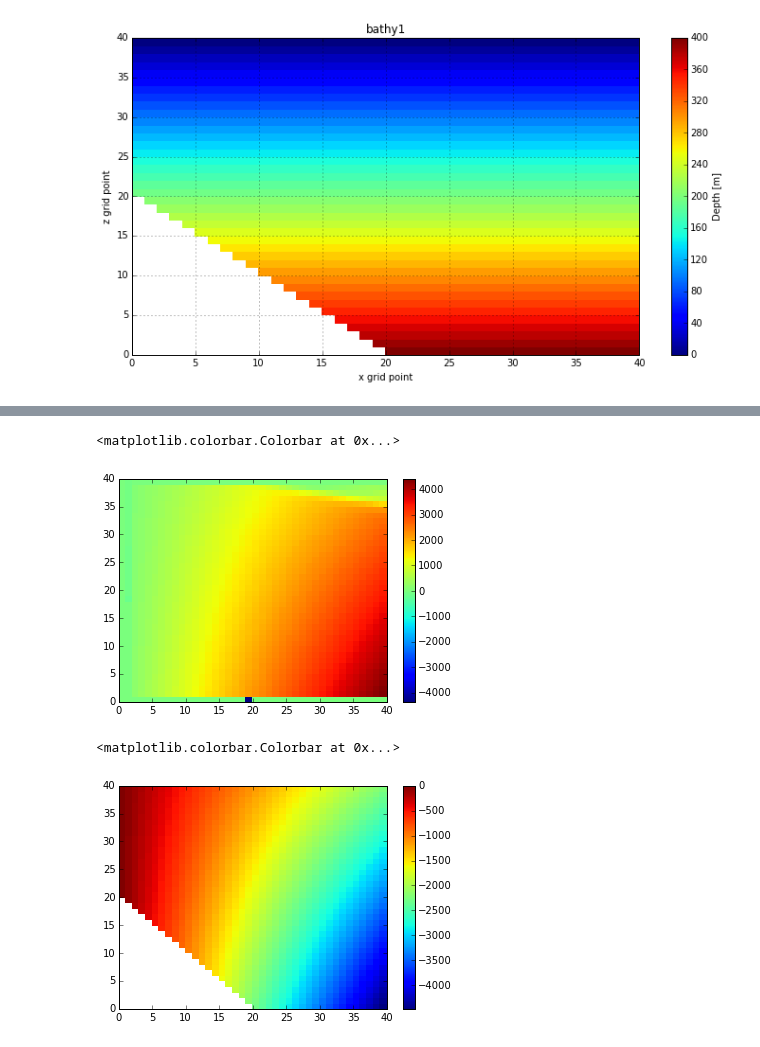
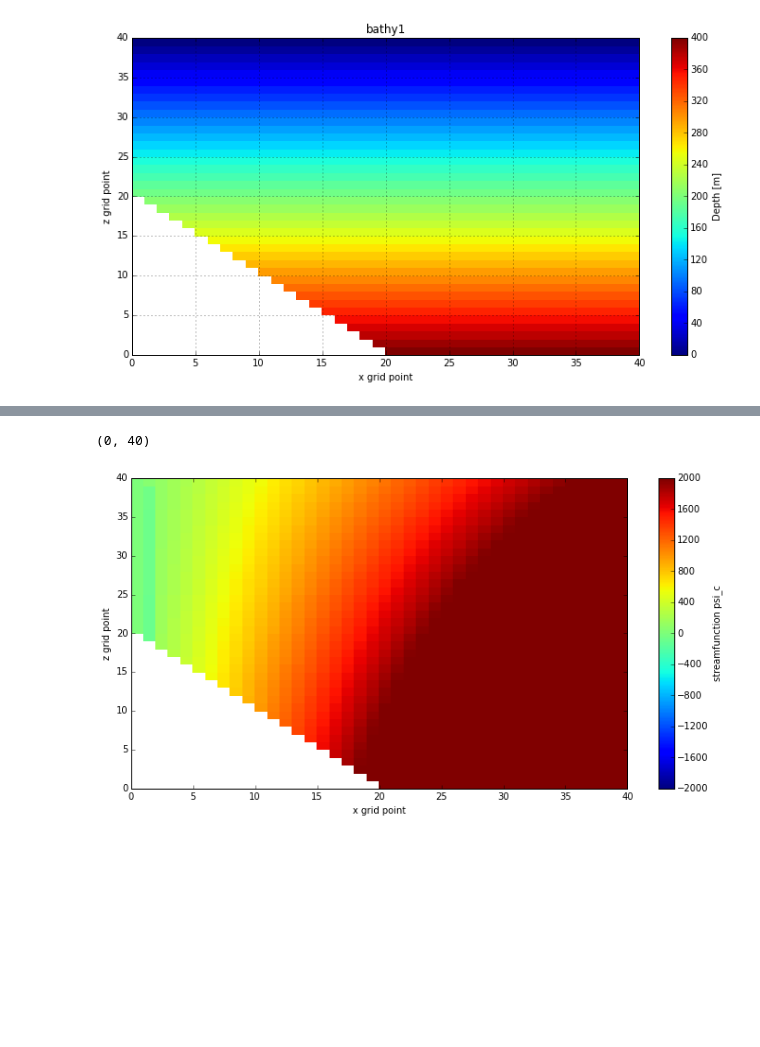
Before and after one commit to jieliu920608/Lab7Assignment, a Jupyter notebook: Project.ipynb, the cells around one changed output, grey strips where cells are left out. Cells and saved outputs as stored; diff of their text form; code cells hidden in the pictures; blank space fills up the shorter version.

```diff
--- a/Project.ipynb
+++ b/Project.ipynb
@@ -22,7 +22,7 @@ dx = L/(ngrid-1)
 dz = b0/(ngrid-1)
 omega =2*np.pi/(12.25*3600) ##frequency of the initial M2 barotropic tidal currents
 k = - omega/np.sqrt(g*b0)## wavenumber in x dimension
-N2 = 1e-3
+N2 = 1e-4
 # %%
 ##read in n2
 #n2_file = np.loadtxt("n2winter.txt")
@@ -174,7 +175,16 @@ plt.colorbar()
-# %%
-plt.pcolormesh(psi)
-plt.colorbar()
-# %% [output]
-<matplotlib.colorbar.Colorbar at 0x...>
-[figure, removed]
+# %%
+mask = Hm.mask
+psi = np.ma.array(psi,mask =mask)
+# %%
+fig, ax =plt.subplots(1,1,figsize = (12,6))
+plot=ax.pcolormesh(psi,linewidth=0,rasterized=True,cmap = 'jet',vmin=-2000, vmax=2000)
+cbar= plt.colorbar(plot)
+cbar.set_label('streamfunction psi_c')
+ax.set_xlim(0,40)
+ax.set_xlabel('x grid point')
+ax.set_ylabel('z grid point')
+ax.set_ylim(0,40)
+# %% [output]
+(0, 40)
+[figure, added]
 # %%
@@ -181,9 +192,2 @@ plt.colorbar()
 psi_t = (1/omega)*np.sqrt(g*b0)* np.sin(k*180*np.arange(0,40,1)/np.pi) * (b0+Hm)/b0
-# %%
-## barotropic inputs
-plt.pcolormesh(psi_t)
-plt.colorbar()
-# %% [output]
-<matplotlib.colorbar.Colorbar at 0x...>
-[figure, removed]
 # %%
```
Also changed, not shown: parts of 11 cells of this notebook.
